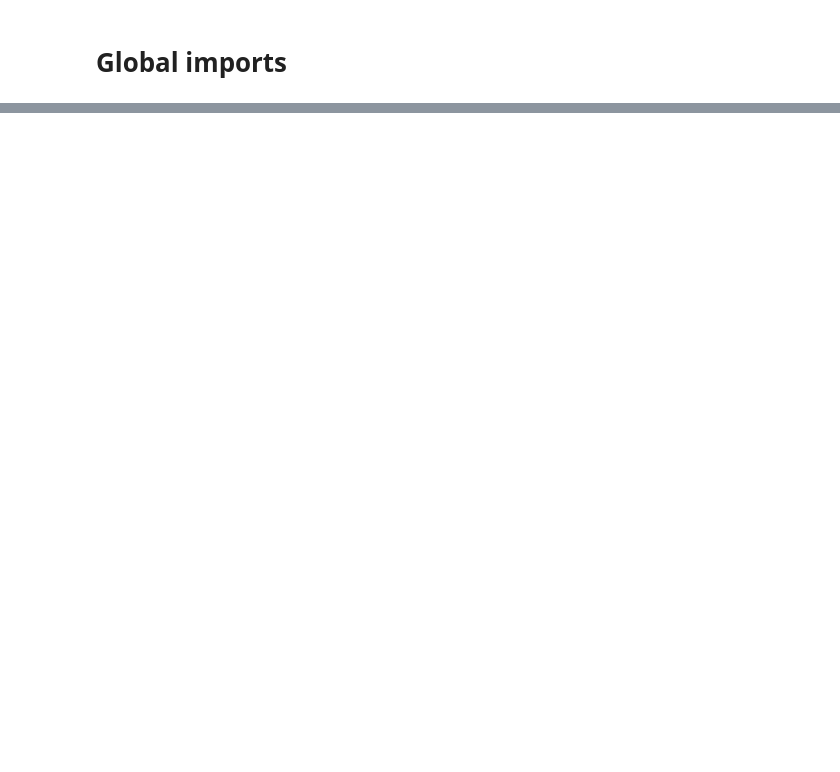
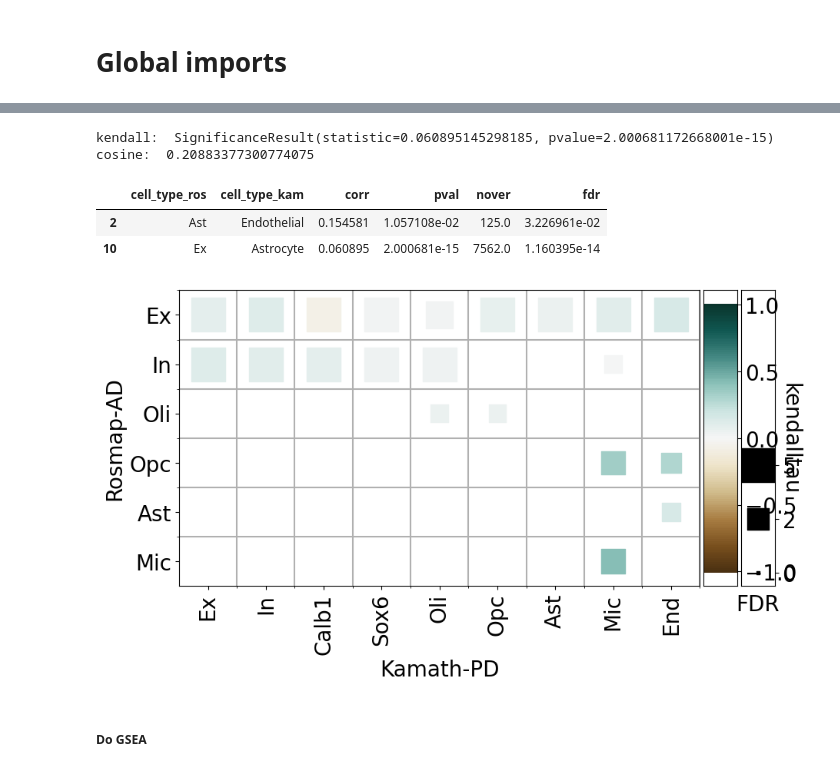
Before and after one commit to dblabs-mcgill-mila/AD-PD-overlap-study, a Jupyter notebook: code/DGE.ipynb, the cells around one changed output, grey strips where cells are left out. Drawn from its saved outputs; the diff is of its cells as text; code cells hidden in the pictures; blank space fills up the shorter version.

```diff
--- a/code/DGE.ipynb
+++ b/code/DGE.ipynb
@@ -520,0 +148,73 @@ for _df in gsea_terms_pd:
+# %%
+merged_kr_df = merged_kr_df[merged_kr_df.cell_type_kam!='Macrophage']
+_df = merged_kr_df[(merged_kr_df.cell_type_kam=='Astrocyte') & (merged_kr_df.cell_type_ros=='Ex')]
+# %%
+print('kendall: ', kendalltau(_df.logFC_kam, _df.logFC_ros))
+print('cosine: ', cosine_similarity(_df.logFC_kam, _df.logFC_ros))
+# %% [output]
+kendall:  SignificanceResult(statistic=0.060895145298185, pvalue=2.000681172668001e-15)
+cosine:  0.20883377300774075
+# %%
+def kendalltau_stats(_ser):
+    r = kendalltau(_ser['logFC_kam'], _ser['logFC_ros'])
+    return pd.Series({'corr': r.statistic, 'pval': r.pvalue, 'nover': _ser.shape[0]})
+# %%
+corr_df = (merged_kr_df.groupby(['cell_type_ros', 'cell_type_kam'], observed = True).apply(kendalltau_stats)).reset_index()
+corr_df.dropna(subset = 'pval', inplace = True)
+_, fdr, _, _= multipletests(corr_df["pval"], method="fdr_bh")
+corr_df['fdr'] = fdr
+corr_df = corr_df[corr_df.fdr<0.05]
+corr_df.head(2)
+# %% [output]
+|  | cell_type_ros | cell_type_kam | corr | pval | nover | fdr |
+| 2 | Ast | Endothelial | 0.154581 | 1.057108e-02 | 125.0 | 3.226961e-02 |
+| 10 | Ex | Astrocyte | 0.060895 | 2.000681e-15 | 7562.0 | 1.160395e-14 |
+# %%
+corr_df['cell_type_kam'] = corr_df.cell_type_kam.replace(ct_map_pd)
+# %%
+corr_df_ = corr_df[corr_df.cell_type_kam!='Epen']
+xlabel = corr_df_['cell_type_kam']
+ylabel = corr_df_['cell_type_ros']
+size_labels = [0, 2, 5]
+fontsize = 20
+
+y_order = [ 'Ex', 'In', 'Oli', 'Opc', 'Ast', 'Mic' ]
+x_order = ['Ex', 'In', 'Calb1', 'Sox6', 'Oli', 'Opc', 'Ast', 'Mic', 'End']
+
+
+figsize = (10,5)
+f = plt.figure(figsize=figsize)
+ax, ax1, ax2, ss = heatmap(
+    x=xlabel,
+    y=ylabel,
+    size_scale=1000,
+    size=-np.log10(corr_df_['fdr']),
+    size_range = (size_labels[0], size_labels[-1]),
+    color=corr_df_[f'corr'].fillna(0),
+    color_range=(0,-1, 1),
+    palette=palette,
+    fontsize = fontsize,
+    x_tick_rotation = 90,
+    num_size_label=6,
+    m_color='k',
+    x_order = x_order if x_order else xlabel.sort_values().unique(),
+    y_order = y_order[::-1] if y_order else ylabel.sort_values().unique()[::-1],
+    size_labels = size_labels,
+    facecolor = 'white',
+)
+
+ax.set_ylabel(f'Rosmap-AD', fontsize=fontsize)
+ax.set_xlabel(f'Kamath-PD', fontsize=fontsize)
+
+ax.grid(linewidth=1.5, which='minor')
+ax1.set_ylabel(f'kendalltau', fontsize = fontsize, rotation=-90)
+ax1.yaxis.set_label_position("right")
+_ = ax2.set_yticklabels(size_labels, rotation=0, fontsize = fontsize)
+_ = ax2.set_xlabel('FDR', fontsize=fontsize)
+ax2.patch.set_alpha(0)
+for label in (ax1.get_xticklabels() + ax1.get_yticklabels()): label.set_fontsize(fontsize)
+# f.savefig(fp+'RK_DEGene_MAST.svg', bbox_inches='tight', )
+# %% [output]
+[figure, added]
+# %% [markdown]
+##### Do GSEA
```
Also changed, not shown: parts of 92 cells of this notebook.
